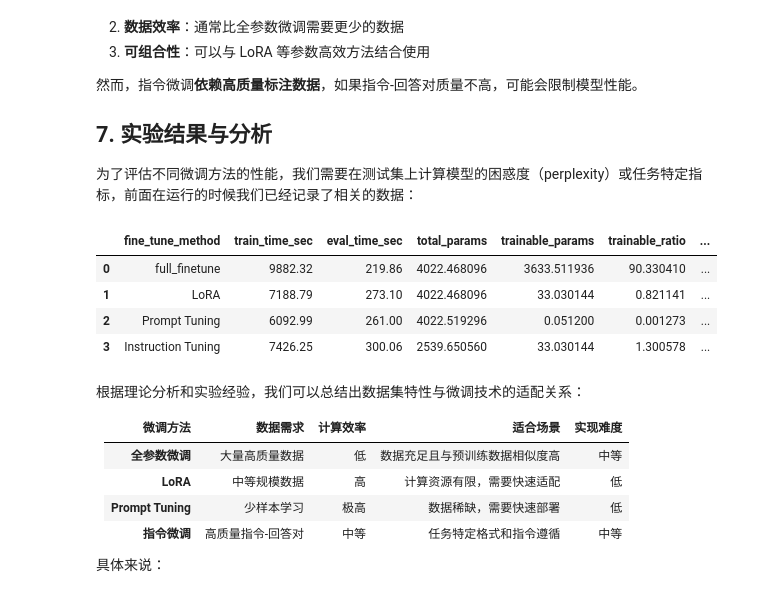
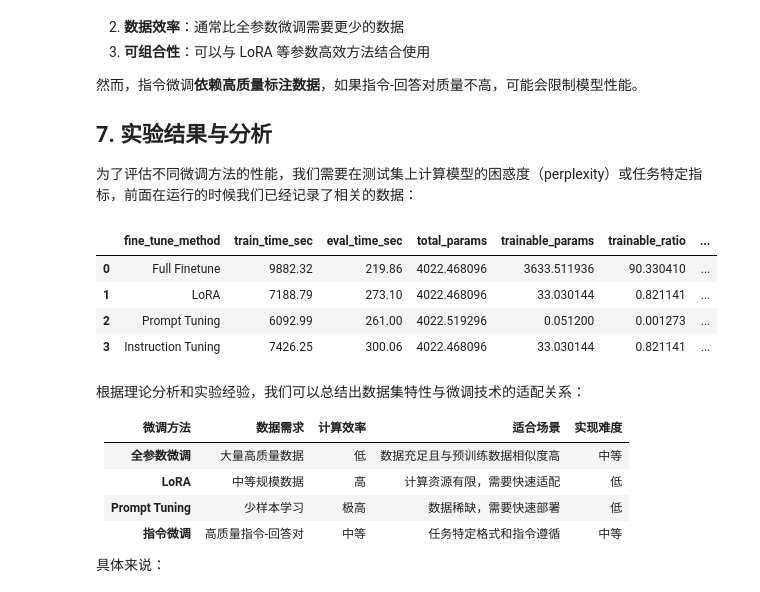
Before and after one commit to shawninhk/aiinfra, a Jupyter notebook: 04Train/05FineTune/Code01DataRealtion.ipynb, the cells around one changed output. Cells and saved outputs as stored; diff of their text form; code cells hidden in the pictures.

```diff
--- a/04Train/05FineTune/Code01DataRealtion.ipynb
+++ b/04Train/05FineTune/Code01DataRealtion.ipynb
@@ -1162,15 +1017,14 @@ df
 # %%
 import pandas as pd
 
-
-experiment_results = pd.read_csv("/root/autodl-tmp/training_results.csv")
+experiment_results = pd.read_csv("./training_results.csv")
 experiment_results
 # %% [output]
 |  | fine_tune_method | train_time_sec | eval_time_sec | total_params | trainable_params | trainable_ratio | ... |
-| 0 | full_finetune | 9882.32 | 219.86 | 4022.468096 | 3633.511936 | 90.330410 | ... |
+| 0 | Full Finetune | 9882.32 | 219.86 | 4022.468096 | 3633.511936 | 90.330410 | ... |
 | 1 | LoRA | 7188.79 | 273.10 | 4022.468096 | 33.030144 | 0.821141 | ... |
 | 2 | Prompt Tuning | 6092.99 | 261.00 | 4022.519296 | 0.051200 | 0.001273 | ... |
-| 3 | Instruction Tuning | 7426.25 | 300.06 | 2539.650560 | 33.030144 | 1.300578 | ... |
+| 3 | Instruction Tuning | 7426.25 | 300.06 | 4022.468096 | 33.030144 | 0.821141 | ... |
 # %% [markdown]
 根据理论分析和实验经验，我们可以总结出数据集特性与微调技术的适配关系：
 
```
Also changed, not shown: parts of 14 cells of this notebook, 2 other files.
